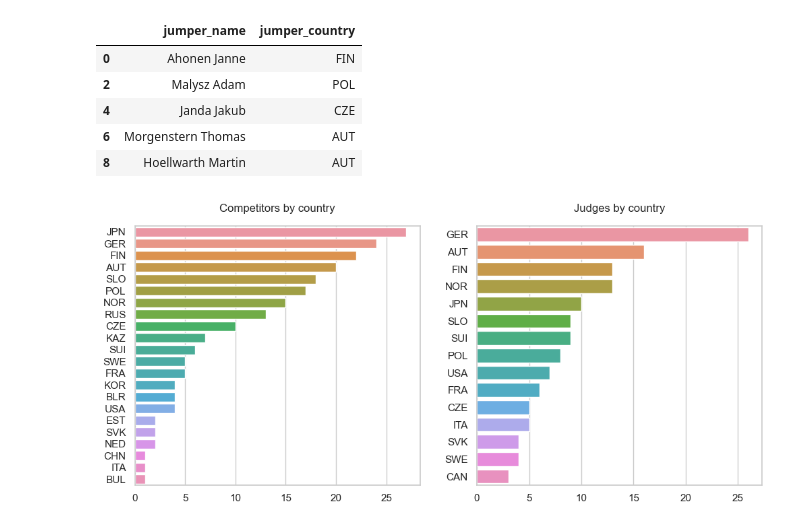
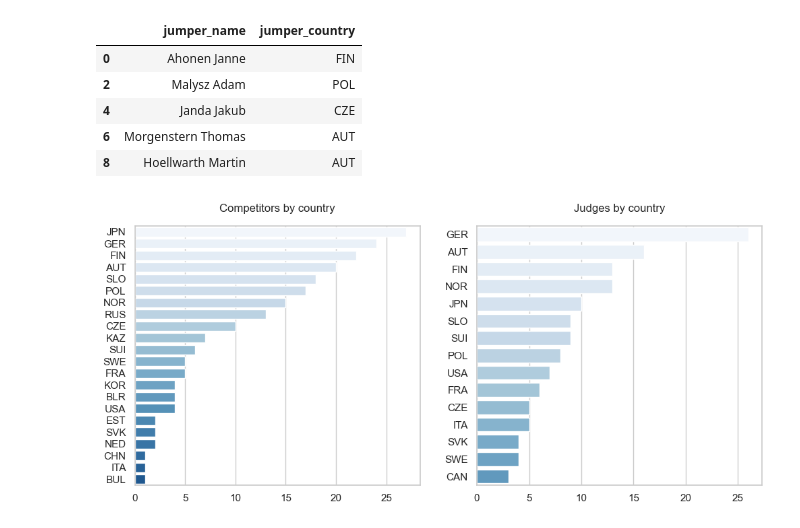
Before and after one commit to vroobelle93/02_ski_jumping, a Jupyter notebook: 02_ski_jumping.ipynb, the cells around one changed output. Saved outputs shown, nothing was run; the diff lists cells and outputs as text; code cells hidden in the pictures.

Commit message:
Next plots, EDA in progress...

```diff
--- a/02_ski_jumping.ipynb
+++ b/02_ski_jumping.ipynb
@@ -402,42 +362,43 @@ jumpers_df.head()
 | 6 | Morgenstern Thomas | AUT |
 | 8 | Hoellwarth Martin | AUT |
 # %%
+# Create figure and plots
+fig, (ax0, ax1) = plt.subplots(ncols=2, figsize=(12,5))
+
 # Plots styling
 sns.set_theme(
     style='whitegrid',
 )
-sns.color_palette('mako')
-
-# Create figure and plots
-fig, (ax0, ax1) = plt.subplots(ncols=2, figsize=(12,5))
+blue_palette = sns.color_palette('Blues', 25)
 
 # Competitors
 jumpers_df_countries = jumpers_df['jumper_country'].value_counts()
 sns.barplot(
     y=jumpers_df_countries.index,
     x=jumpers_df_countries.values,
-    ax=ax0
+    ax=ax0,
+    palette=blue_palette
 )
 ax0.set_title('Competitors by country', pad=15)
 
 # Judges
 jury_countries_list = []
 cursor.execute("SELECT judge_nationality, count(*) "
                "FROM jury "
                "GROUP BY judge_nationality")
 for row in cursor:
     jury_countries_list.append([row[0], row[1]])
 jury_countries_df = pd.DataFrame(data=jury_countries_list, columns=['country_id', 'count']).sort_values(by='count', ascending=False)
 ax1 = sns.barplot(
     data=jury_countries_df,
     x='count',
     y='country_id',
     ax=ax1,
-
+    palette=blue_palette
 )
 ax1.set_title('Judges by country', pad=15)
 ax1.set(xlabel=None, ylabel=None)
 
 plt.show()
 # %% [output]
-[figure, old version]
+[figure, new version]
```
Also changed, not shown: parts of 25 cells of this notebook, 2 other files.
